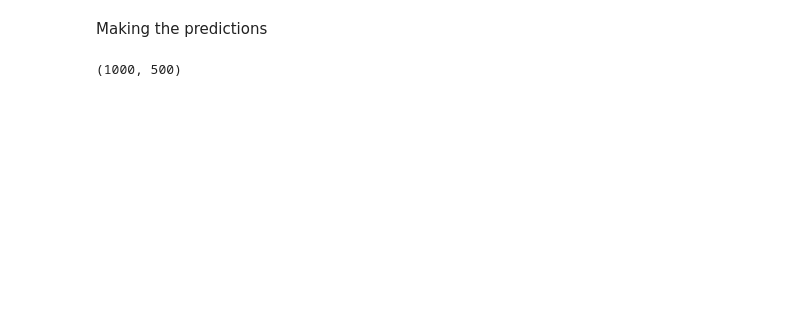
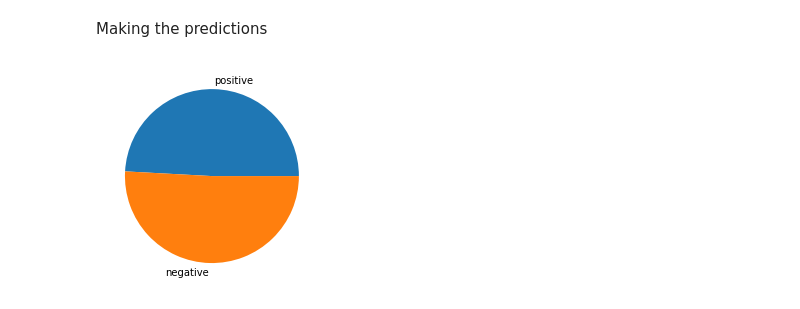
Before and after one commit to DogaSahin/Twitter_Sentiment_Analysis, a Jupyter notebook: Main.ipynb, the cells around one changed output. Cells and saved outputs as stored; diff of their text form; code cells hidden in the pictures; blank space fills up the shorter version.

```diff
--- a/Main.ipynb
+++ b/Main.ipynb
@@ -320,18 +311,27 @@ print(data.head())
 # %% [markdown]
 Making the predictions
-# %%
-X=test_data.text
-
-max_len = 500
-tok = Tokenizer(num_words=2000)
-tok.fit_on_texts(X)
-sequences = tok.texts_to_sequences(X)
-sequences_matrix = sequence.pad_sequences(sequences,maxlen=max_len)
-
-print(sequences_matrix.shape)
-
-
-y_pred = model.predict(X_test) #getting predictions on the trained model
-y_pred = (y_pred > 0.5)
-# %% [output]
-(1000, 500)
+# %%
+X=test_data.text
+
+twt = tokenizer.texts_to_sequences(X)
+sequences = tokenizer.texts_to_sequences(X)
+sequences_matrix = sequence.pad_sequences(twt, maxlen=26, dtype='int32', value=0)
+
+y_pred = model.predict(X_test)
+
+positives = 0
+negatives = 0
+
+for omer in y_pred: # 0.5 is our threshold
+  if omer < 0.5:
+    negatives += 1
+  elif omer > 0.5:
+    positives += 1
+# %%
+arr = np.array([positives,negatives])
+mylabels = ["positive", "negative"]
+
+plt.pie(arr, labels = mylabels)
+plt.show()
+# %% [output]
+[figure, added]
```
Also changed, not shown: parts of 26 cells of this notebook.
